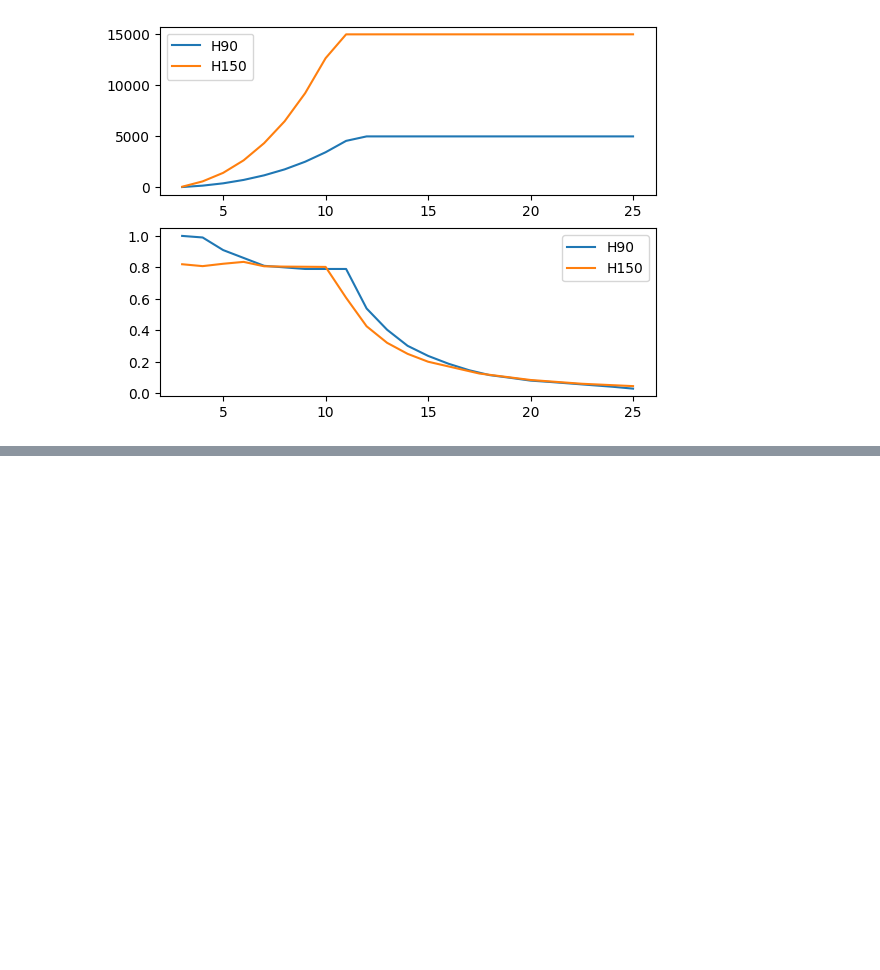
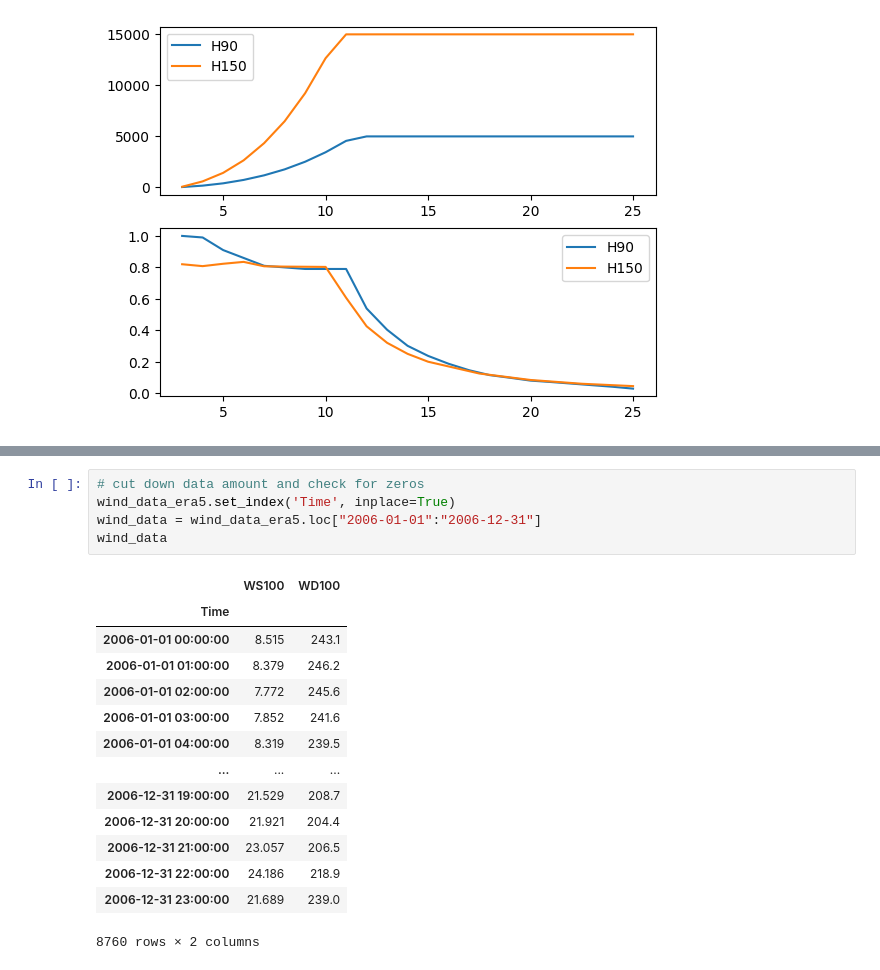
Before and after one commit to Nuwa13/Project_Python_Programming_in_Energy_Science, a Jupyter notebook: Task_5.ipynb, the cells around one changed output, grey strips where cells are left out. Drawn from its saved outputs; the diff is of its cells as text; blank space fills up the shorter version.

```diff
--- a/Task_5.ipynb
+++ b/Task_5.ipynb
@@ -93 +124,21 @@ Turbine 132, T132: xy=(317683.89, 6051043.01), my_turbine
+# %%
+# cut down data amount and check for zeros
+wind_data_era5.set_index('Time', inplace=True)
+wind_data = wind_data_era5.loc["2006-01-01":"2006-12-31"]
+wind_data
+# %% [output]
+|  | WS100 | WD100 |
+| Time |  |  |
+| 2006-01-01 00:00:00 | 8.515 | 243.1 |
+| 2006-01-01 01:00:00 | 8.379 | 246.2 |
+| 2006-01-01 02:00:00 | 7.772 | 245.6 |
+| 2006-01-01 03:00:00 | 7.852 | 241.6 |
+| 2006-01-01 04:00:00 | 8.319 | 239.5 |
+| ... | ... | ... |
+| 2006-12-31 19:00:00 | 21.529 | 208.7 |
+| 2006-12-31 20:00:00 | 21.921 | 204.4 |
+| 2006-12-31 21:00:00 | 23.057 | 206.5 |
+| 2006-12-31 22:00:00 | 24.186 | 218.9 |
+| 2006-12-31 23:00:00 | 21.689 | 239.0 |
+8760 rows × 2 columns
 # %%
```
Also changed, not shown: parts of 11 cells of this notebook.
